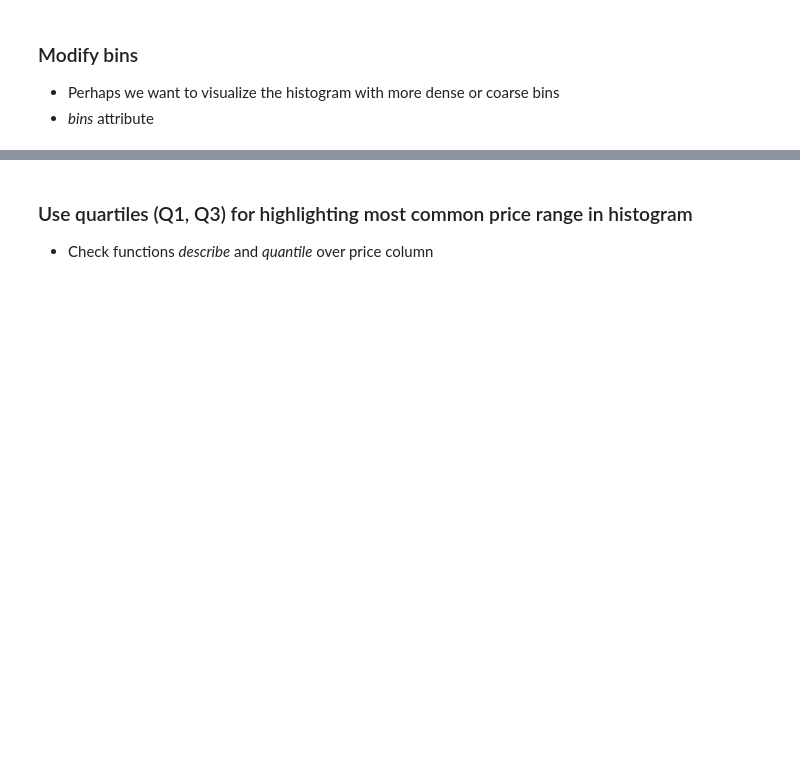
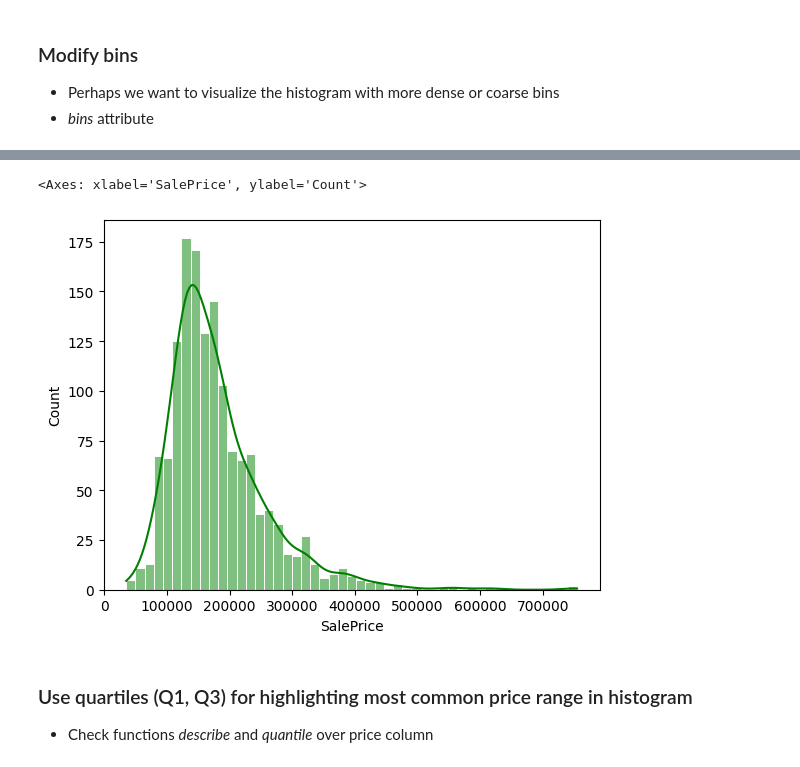
Before and after one commit to lubsar/EFREI-Introduction-to-Machine-Learning, a Jupyter notebook: iml_02.ipynb, the cells around one changed output, grey strips where cells are left out. Cells and saved outputs as stored; diff of their text form; code cells hidden in the pictures; blank space fills up the shorter version.

```diff
--- a/iml_02.ipynb
+++ b/iml_02.ipynb
@@ -43,3 +86,8 @@ import seaborn as sns # another matplotlib interface - styled and easier to use
+# %%
+sns.histplot(df.SalePrice, kde=True, edgecolor='white', color='green')
+# %% [output]
+<Axes: xlabel='SalePrice', ylabel='Count'>
+[figure, added]
 # %% [markdown]
 ### Use quartiles (Q1, Q3) for highlighting most common price range in histogram
 
```
Also changed, not shown: parts of 29 cells of this notebook, 1 other file.
